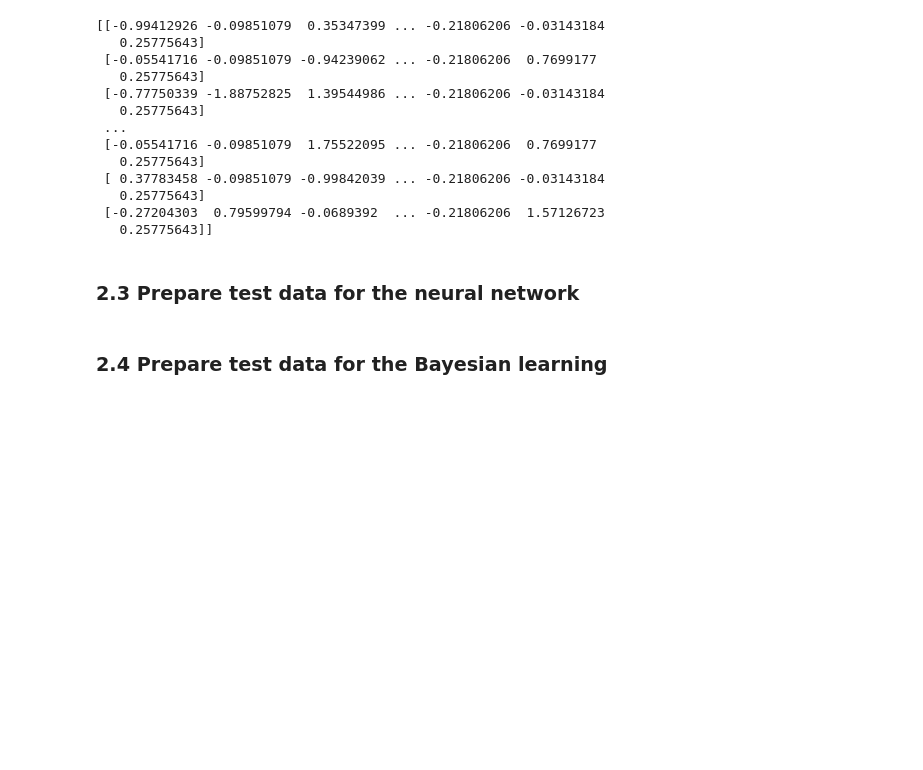
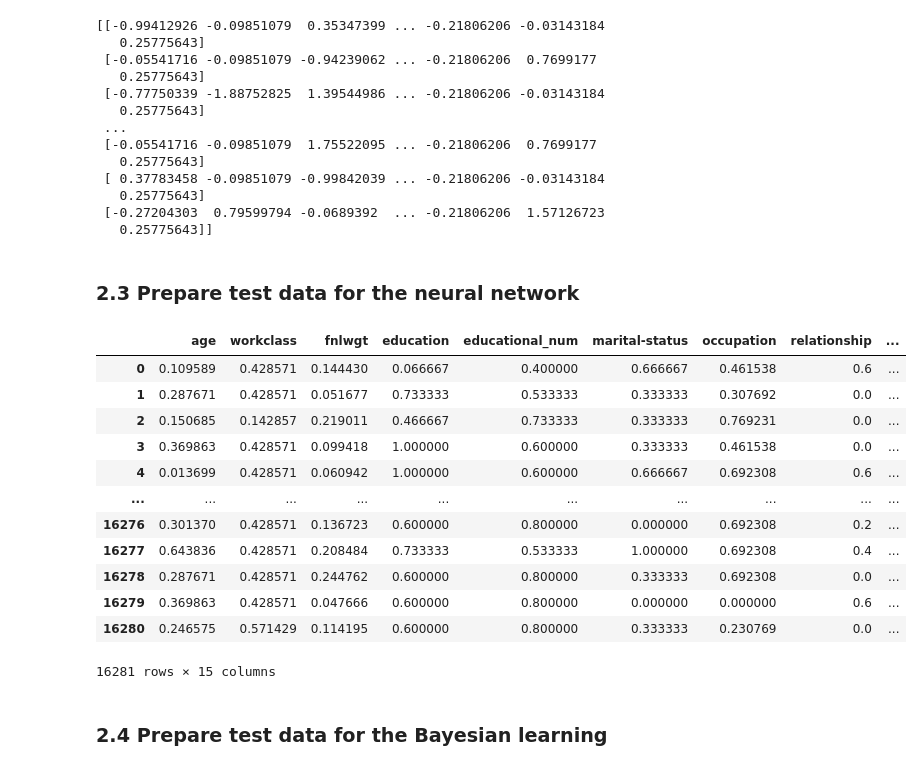
Before and after one commit to AlinZohari/ML-Adult, a Jupyter notebook: model_ensemble.ipynb, the cells around one changed output. Drawn from its saved outputs; the diff is of its cells as text; code cells hidden in the pictures; blank space fills up the shorter version.

Commit message:
feat: Prepare test data for the neural network

```diff
--- a/model_ensemble.ipynb
+++ b/model_ensemble.ipynb
@@ -213,6 +213,38 @@ print(x_test_knn)
    0.25775643]]
 # %% [markdown]
 ### 2.3 Prepare test data for the neural network
+# %%
+from sklearn.preprocessing import MinMaxScaler
+
+# Load test data
+data_test = pd.read_csv('data/data_test.csv', header=0)
+
+# feature transformation
+for col in data_test:
+    if data_test[col].dtype == 'object':
+        data_test[col] = encoder.fit_transform(data_test[col].astype(str))
+
+# feature scaling
+scaler = MinMaxScaler()
+for col in data_test.columns:
+    data_test[col] = scaler.fit_transform(data_test[[col]])
+
+
+data_test
+# %% [output]
+|  | age | workclass | fnlwgt | education | educational_num | marital-status | occupation | relationship | ... |
+| 0 | 0.109589 | 0.428571 | 0.144430 | 0.066667 | 0.400000 | 0.666667 | 0.461538 | 0.6 | ... |
+| 1 | 0.287671 | 0.428571 | 0.051677 | 0.733333 | 0.533333 | 0.333333 | 0.307692 | 0.0 | ... |
+| 2 | 0.150685 | 0.142857 | 0.219011 | 0.466667 | 0.733333 | 0.333333 | 0.769231 | 0.0 | ... |
+| 3 | 0.369863 | 0.428571 | 0.099418 | 1.000000 | 0.600000 | 0.333333 | 0.461538 | 0.0 | ... |
+| 4 | 0.013699 | 0.428571 | 0.060942 | 1.000000 | 0.600000 | 0.666667 | 0.692308 | 0.6 | ... |
+| ... | ... | ... | ... | ... | ... | ... | ... | ... | ... |
+| 16276 | 0.301370 | 0.428571 | 0.136723 | 0.600000 | 0.800000 | 0.000000 | 0.692308 | 0.2 | ... |
+| 16277 | 0.643836 | 0.428571 | 0.208484 | 0.733333 | 0.533333 | 1.000000 | 0.692308 | 0.4 | ... |
+| 16278 | 0.287671 | 0.428571 | 0.244762 | 0.600000 | 0.800000 | 0.333333 | 0.692308 | 0.0 | ... |
+| 16279 | 0.369863 | 0.428571 | 0.047666 | 0.600000 | 0.800000 | 0.000000 | 0.000000 | 0.6 | ... |
+| 16280 | 0.246575 | 0.571429 | 0.114195 | 0.600000 | 0.800000 | 0.333333 | 0.230769 | 0.0 | ... |
+16281 rows × 15 columns
 # %% [markdown]
 ### 2.4 Prepare test data for the Bayesian learning
 # %% [markdown]
```
